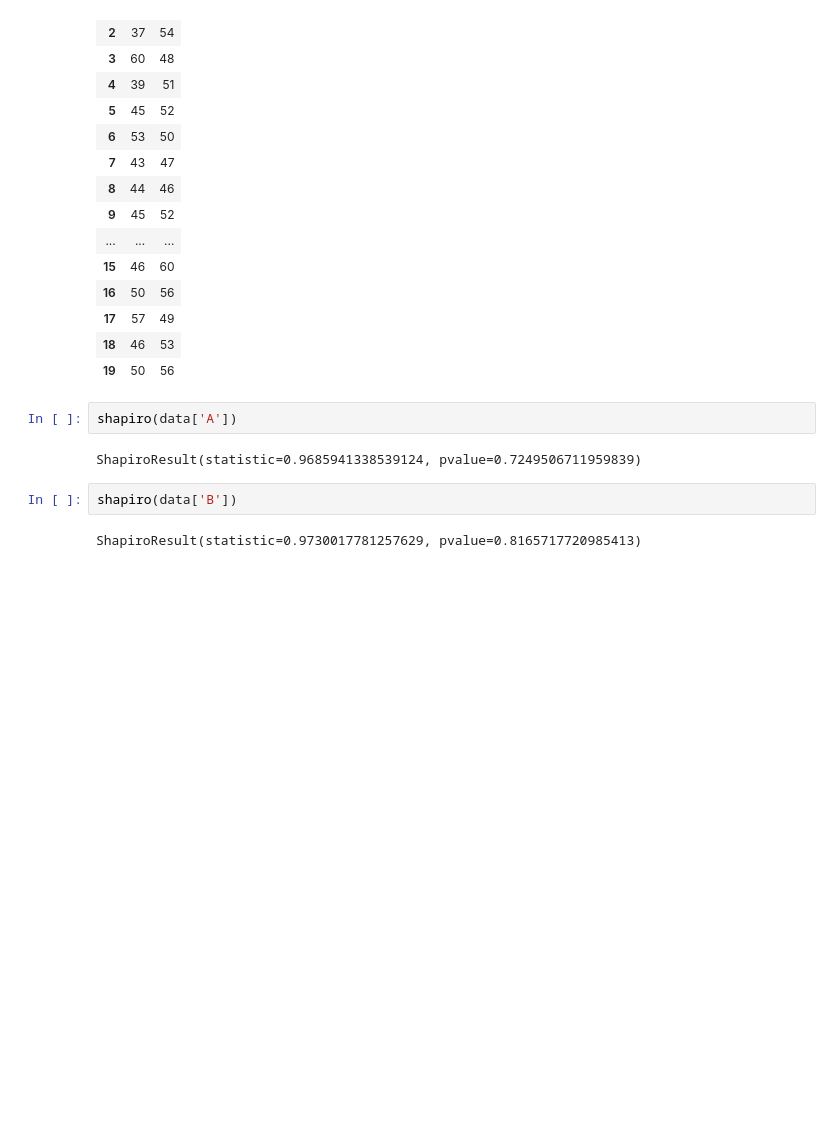
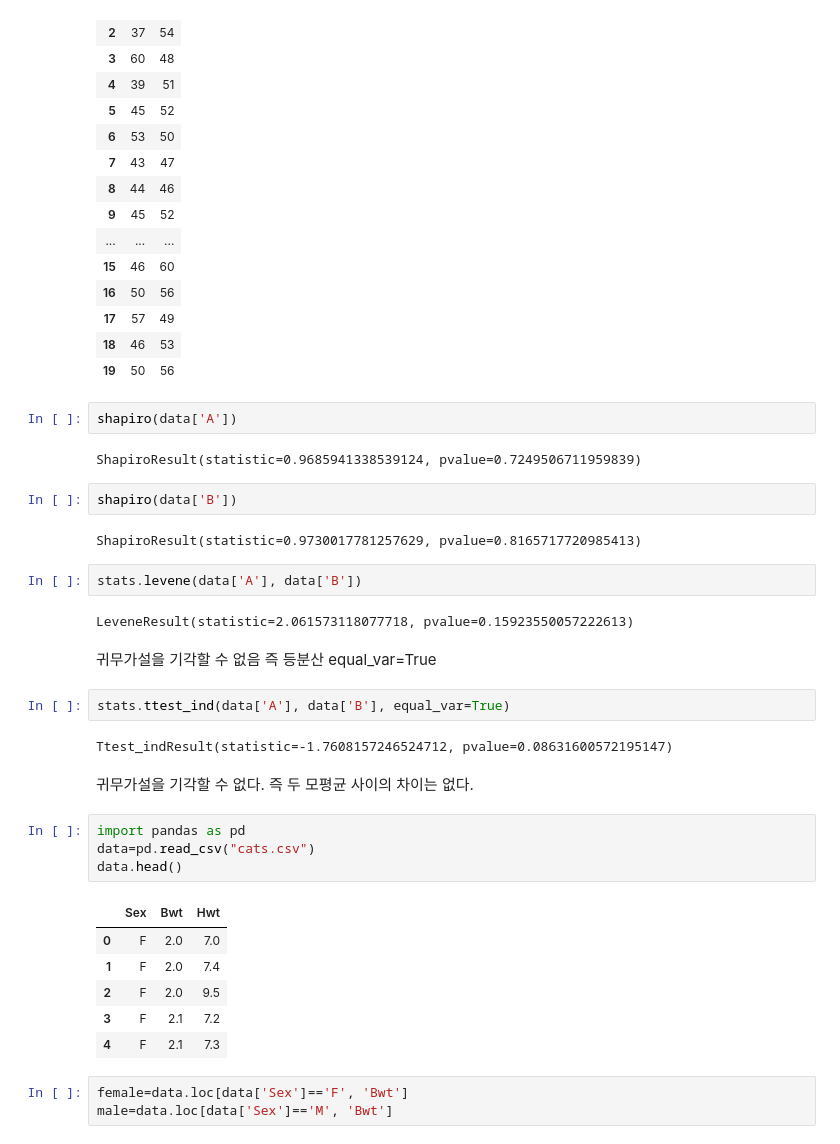
Before and after one commit to teng-ny/ADPStudy, a Jupyter notebook: 통계분석/통계 문제 연습.ipynb, the cells around one changed output. Saved outputs shown, nothing was run; the diff lists cells and outputs as text; blank space fills up the shorter version.

```diff
--- a/통계분석/통계 문제 연습.ipynb
+++ b/통계분석/통계 문제 연습.ipynb
@@ -284,3 +284,29 @@ ShapiroResult(statistic=0.9685941338539124, pvalue=0.7249506711959839)
 shapiro(data['B'])
 # %% [output]
 ShapiroResult(statistic=0.9730017781257629, pvalue=0.8165717720985413)
+# %%
+stats.levene(data['A'], data['B'])
+# %% [output]
+LeveneResult(statistic=2.061573118077718, pvalue=0.15923550057222613)
+# %% [markdown]
+귀무가설을 기각할 수 없음 즉 등분산 equal_var=True
+# %%
+stats.ttest_ind(data['A'], data['B'], equal_var=True)
+# %% [output]
+Ttest_indResult(statistic=-1.7608157246524712, pvalue=0.08631600572195147)
+# %% [markdown]
+귀무가설을 기각할 수 없다. 즉 두 모평균 사이의 차이는 없다.
+# %%
+import pandas as pd
+data=pd.read_csv("cats.csv")
+data.head()
+# %% [output]
+|  | Sex | Bwt | Hwt |
+| 0 | F | 2.0 | 7.0 |
+| 1 | F | 2.0 | 7.4 |
+| 2 | F | 2.0 | 9.5 |
+| 3 | F | 2.1 | 7.2 |
+| 4 | F | 2.1 | 7.3 |
+# %%
+female=data.loc[data['Sex']=='F', 'Bwt']
+male=data.loc[data['Sex']=='M', 'Bwt']
```
Also changed, not shown: parts of 17 cells of this notebook.
